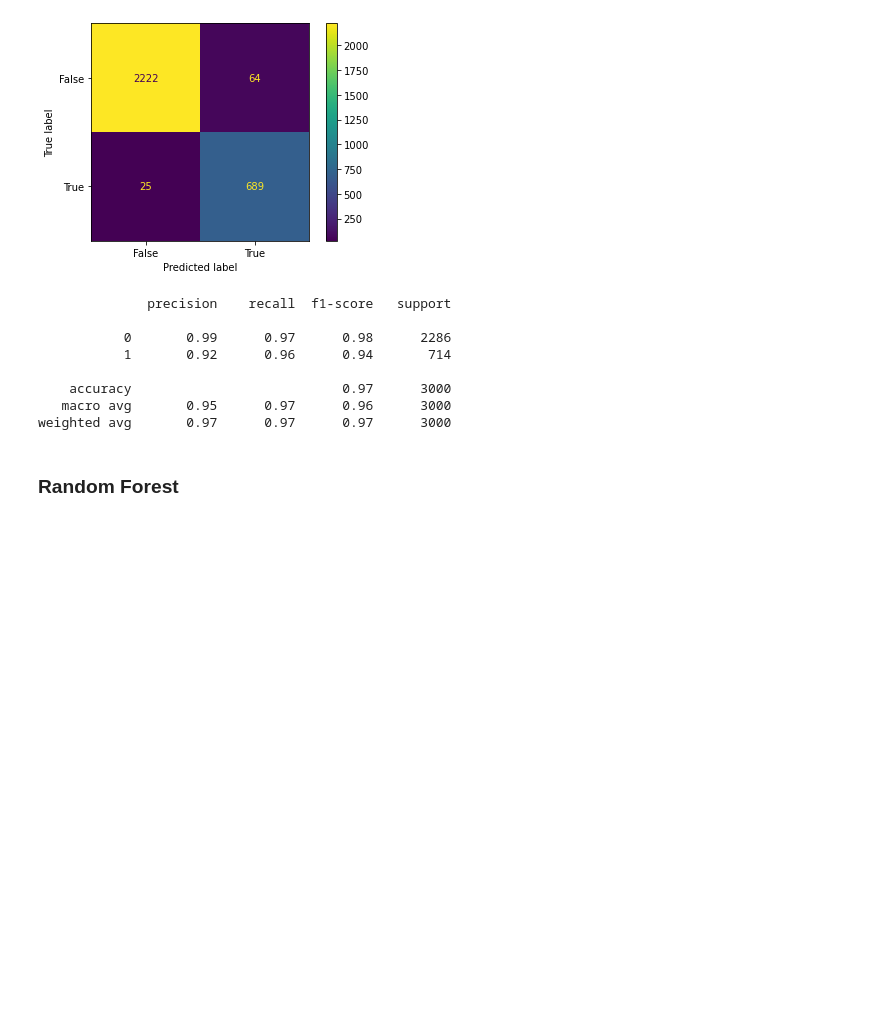
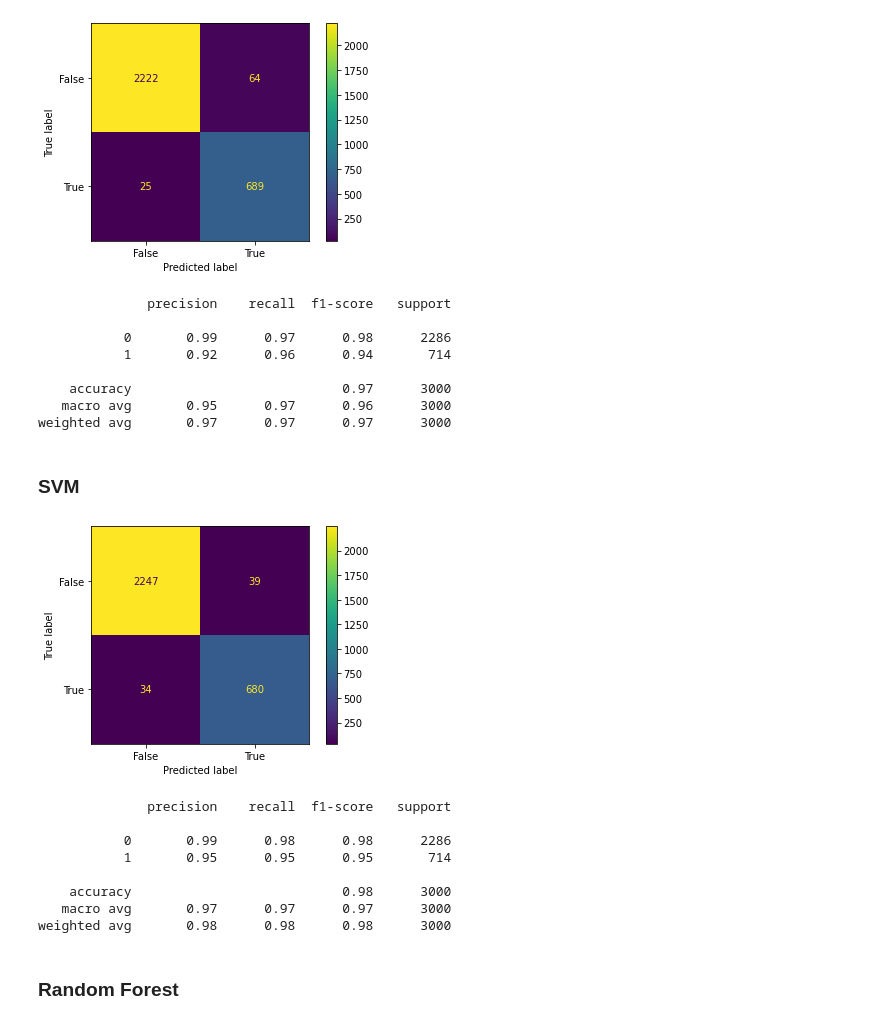
Before and after one commit to kresdev/DicodingMLExpert, a Jupyter notebook: PredictiveAnalytics/HR Turn Over Analytics.ipynb, the cells around one changed output. Drawn from its saved outputs; the diff is of its cells as text; code cells hidden in the pictures; blank space fills up the shorter version.

```diff
--- a/PredictiveAnalytics/HR Turn Over Analytics.ipynb
+++ b/PredictiveAnalytics/HR Turn Over Analytics.ipynb
@@ -429,6 +496,26 @@ print(metrics.classification_report(y_test, knn_pred))
     accuracy                           0.97      3000
    macro avg       0.95      0.97      0.96      3000
 weighted avg       0.97      0.97      0.97      3000
+# %% [markdown]
+### SVM
+# %%
+svm_pred = svc.predict(X_test)
+svm_confusion_matrix = metrics.confusion_matrix(y_test, svm_pred)
+svm_cm_display = metrics.ConfusionMatrixDisplay(confusion_matrix = svm_confusion_matrix, display_labels = [False, True])
+
+svm_cm_display.plot()
+plt.show()
+print(metrics.classification_report(y_test, svm_pred))
+# %% [output]
+[figure, added]
+              precision    recall  f1-score   support
+
+           0       0.99      0.98      0.98      2286
+           1       0.95      0.95      0.95       714
+
+    accuracy                           0.98      3000
+   macro avg       0.97      0.97      0.97      3000
+weighted avg       0.98      0.98      0.98      3000
 # %% [markdown]
 ### Random Forest
 # %%
```
Also changed, not shown: parts of 35 cells of this notebook, 7 other files.
